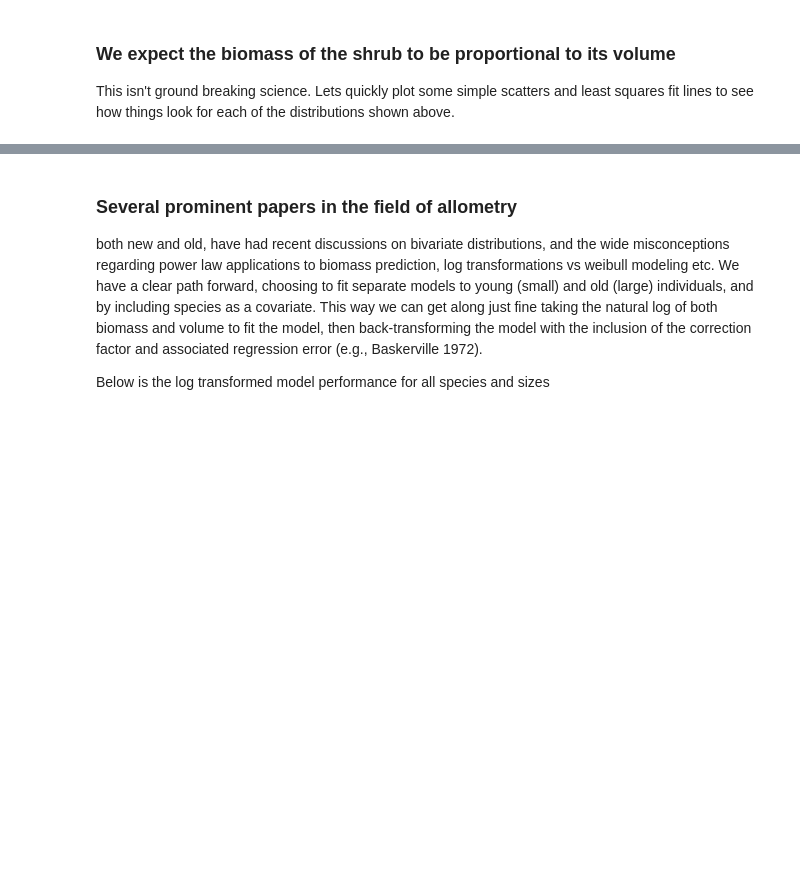
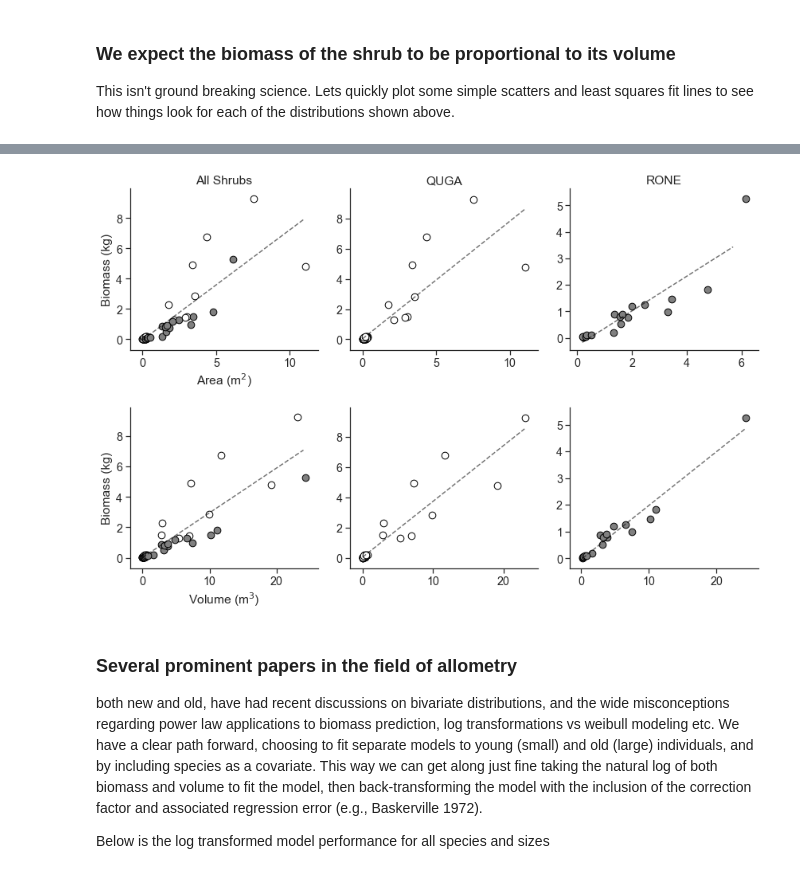
Before and after one commit to djkrofch/JemezAllometries, a Jupyter notebook: Jemez_Allometry.ipynb, the cells around one changed output, grey strips where cells are left out. Saved outputs shown, nothing was run; the diff lists cells and outputs as text; code cells hidden in the pictures; blank space fills up the shorter version.

```diff
--- a/Jemez_Allometry.ipynb
+++ b/Jemez_Allometry.ipynb
@@ -139,3 +199,88 @@ sns.set_context('notebook', font_scale=1.3)
+# %%
+fitData = pd.DataFrame(dict(
+                            SPECIES = master['species'],
+                            SITE    = master['site'],
+                            AREA  = master['area'],
+                            VOLUME  = master['volume'],
+                            BIOMASS = master['biomass_t']/1000))
+
+quga = fitData[fitData.SPECIES == 'QUGA']
+rone = fitData[fitData.SPECIES == 'RONE']
+
+f, ((ax1, ax2, ax3), (ax4, ax5, ax6)) = plt.subplots(2,3, figsize = (12,8))
+
+slope, intercept, error = linfit('BIOMASS ~ AREA', fitData)
+plotLinFit(slope, intercept, fitData.AREA.min(), fitData.AREA.max(),
+           ax = ax1,ls = '--', color = 'k', alpha = 0.55)
+
+slope, intercept, error = linfit('BIOMASS ~ AREA', quga)
+plotLinFit(slope, intercept, quga.AREA.min(), quga.AREA.max(),
+           ax = ax2,ls = '--', color = 'k', alpha = 0.55)
+
+slope, intercept, error = linfit('BIOMASS ~ AREA', rone)
+plotLinFit(slope, intercept, rone.AREA.min(), rone.AREA.max(),
+           ax = ax3,ls = '--', color = 'k', alpha = 0.55)
+
+slope, intercept, error = linfit('BIOMASS ~ VOLUME', fitData)
+plotLinFit(slope, intercept, fitData.VOLUME.min(), fitData.VOLUME.max(),
+           ax = ax4,ls = '--', color = 'k', alpha = 0.55)
+
+slope, intercept, error = linfit('BIOMASS ~ VOLUME', quga)
+plotLinFit(slope, intercept, quga.VOLUME.min(), quga.VOLUME.max(),
+           ax = ax5,ls = '--', color = 'k', alpha = 0.55)
+
+slope, intercept, error = linfit('BIOMASS ~ VOLUME', rone)
+plotLinFit(slope, intercept, rone.VOLUME.min(), rone.VOLUME.max(),
+           ax = ax6,ls = '--', color = 'k', alpha = 0.55)
+
+ax1.scatter(quga.AREA, quga.BIOMASS,
+        color = 'white', marker = 'o',
+        edgecolor='k', s = 75)
+
+ax1.scatter(rone.AREA, rone.BIOMASS,
+        color = 'gray', marker = 'o',
+        edgecolor='k', s = 75)
+
+ax4.scatter(quga.VOLUME, quga.BIOMASS,
+        color = 'white', marker = 'o',
+        edgecolor='k', s = 75)
+
+ax4.scatter(rone.VOLUME, rone.BIOMASS,
+        color = 'gray', marker = 'o',
+        edgecolor='k', s = 75)
+
+ax2.scatter(quga.AREA, quga.BIOMASS,
+        color = 'white', marker = 'o',
+        edgecolor='k', s = 75)
+
+ax3.scatter(rone.AREA, rone.BIOMASS,
+        color = 'gray', marker = 'o',
+        edgecolor='k', s = 75)
+
+ax5.scatter(quga.VOLUME, quga.BIOMASS,
+        color = 'white', marker = 'o',
+        edgecolor='k', s = 75)
+
+ax6.scatter(rone.VOLUME, rone.BIOMASS,
+        color = 'gray', marker = 'o',
+        edgecolor='k', s = 75)
+
+
+ax1.set_ylabel('Biomass (kg)')
+ax4.set_ylabel('Biomass (kg)')
+ax1.set_xlabel('Area (m$^{2}$)')
+ax4.set_xlabel('Volume (m$^{3}$)')
+
+ax1.set_title('All Shrubs')
+ax2.set_title('QUGA')
+ax3.set_title('RONE')
+
+sns.despine()
+sns.set_style('ticks')
+plt.tight_layout()
+plt.savefig('shrub_biomass.tif')
+# %% [output]
+[figure, added]
 # %% [markdown]
 ### Several prominent papers in the field of allometry
 both new and old, have had recent discussions on bivariate distributions, and the wide misconceptions regarding power law applications to biomass prediction, log transformations vs weibull modeling etc. We have a clear path forward, choosing to fit separate models to young (small) and old (large) individuals, and by including species as a covariate. This way we can get along just fine taking the natural log of both biomass and volume to fit the model, then back-transforming the model with the inclusion of the correction factor and associated regression error (e.g., Baskerville 1972).
```
Also changed, not shown: parts of 44 cells of this notebook.
